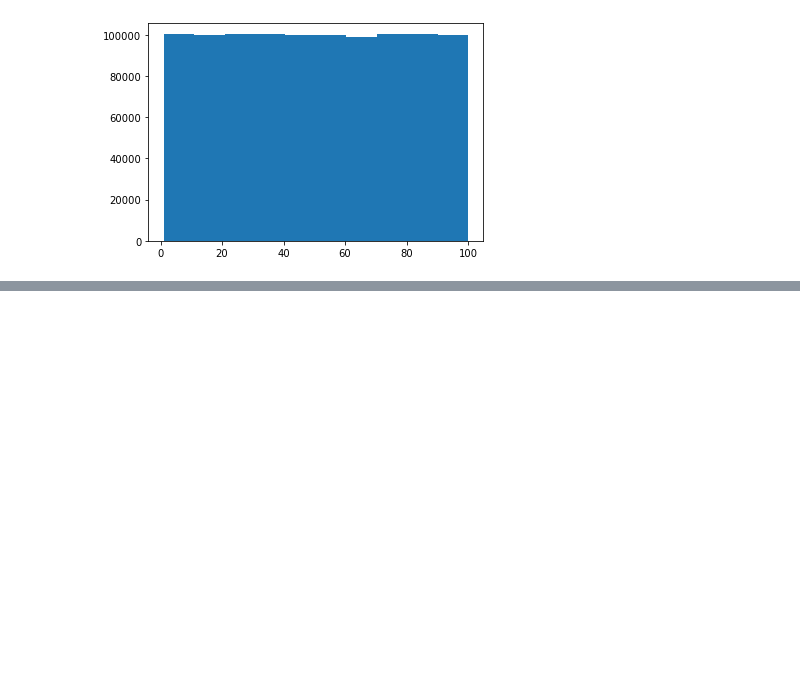
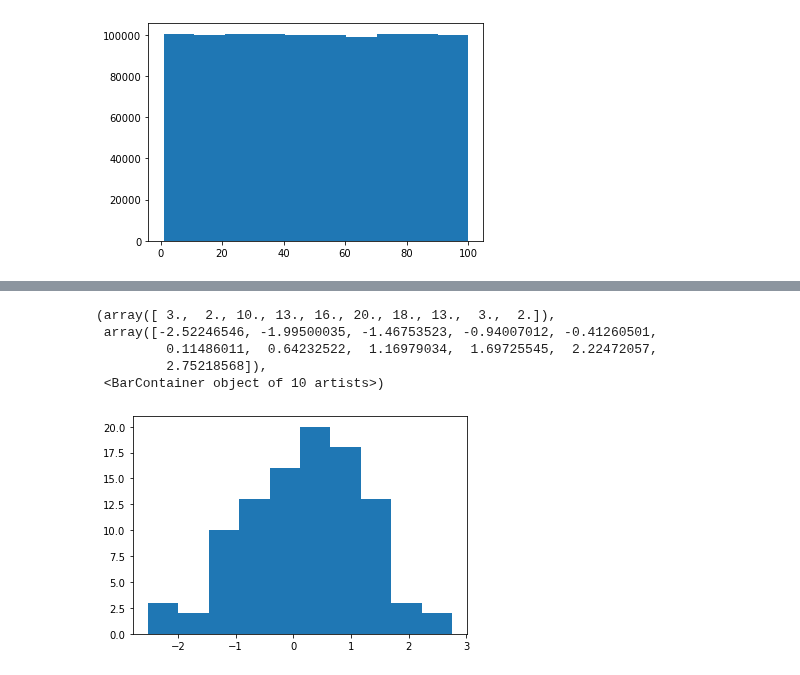
Before and after one commit to tomasvdh/python-ml-course, a Jupyter notebook: mynotebooks/T2 - 2 - Data Cleaning - Funciones de distribución de probabilidad.ipynb, the cells around one changed output, grey strips where cells are left out. Saved outputs shown, nothing was run; the diff lists cells and outputs as text; code cells hidden in the pictures; blank space fills up the shorter version.

```diff
--- a/mynotebooks/T2 - 2 - Data Cleaning - Funciones de distribución de probabilidad.ipynb
+++ b/mynotebooks/T2 - 2 - Data Cleaning - Funciones de distribución de probabilidad.ipynb
@@ -23,0 +35,9 @@ plt.hist(data)
+# %%
+plt.hist(data2)
+# %% [output]
+(array([ 3.,  2., 10., 13., 16., 20., 18., 13.,  3.,  2.]),
+ array([-2.52246546, -1.99500035, -1.46753523, -0.94007012, -0.41260501,
+         0.11486011,  0.64232522,  1.16979034,  1.69725545,  2.22472057,
+         2.75218568]),
+ <BarContainer object of 10 artists>)
+[figure, added]
```
Also changed, not shown: parts of 4 cells of this notebook.
